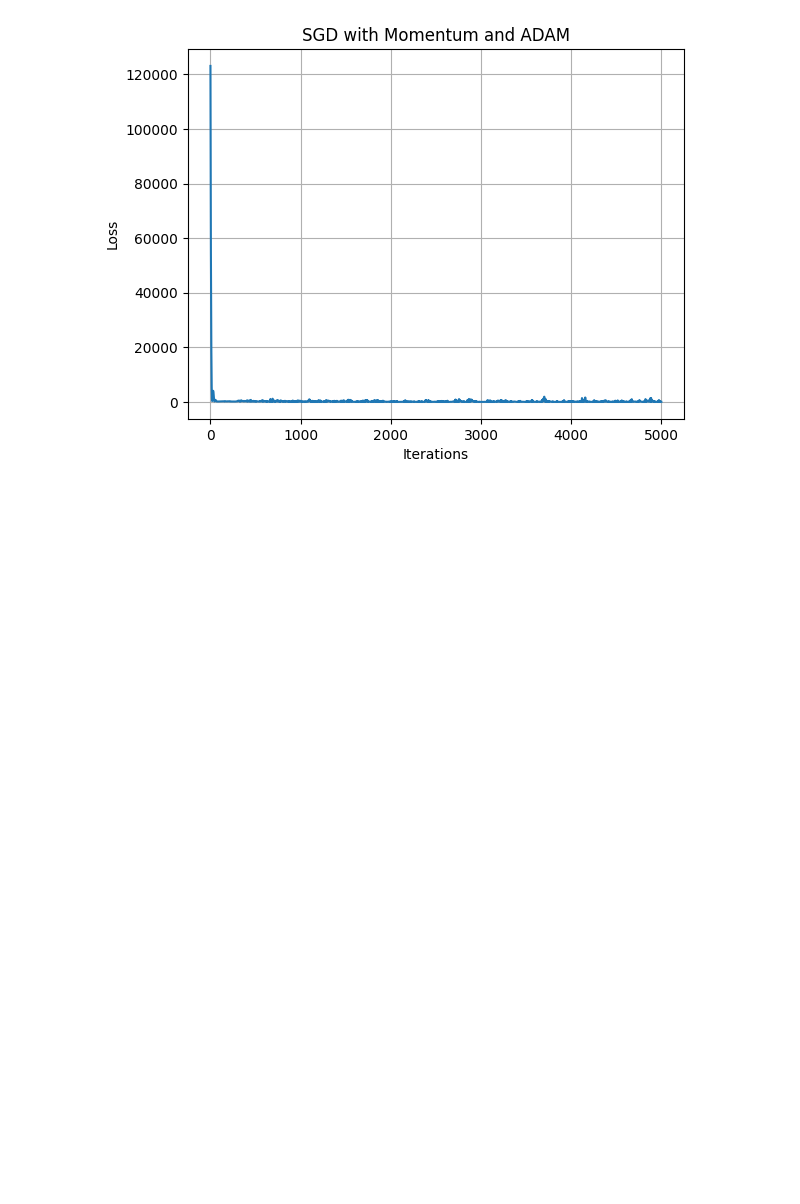
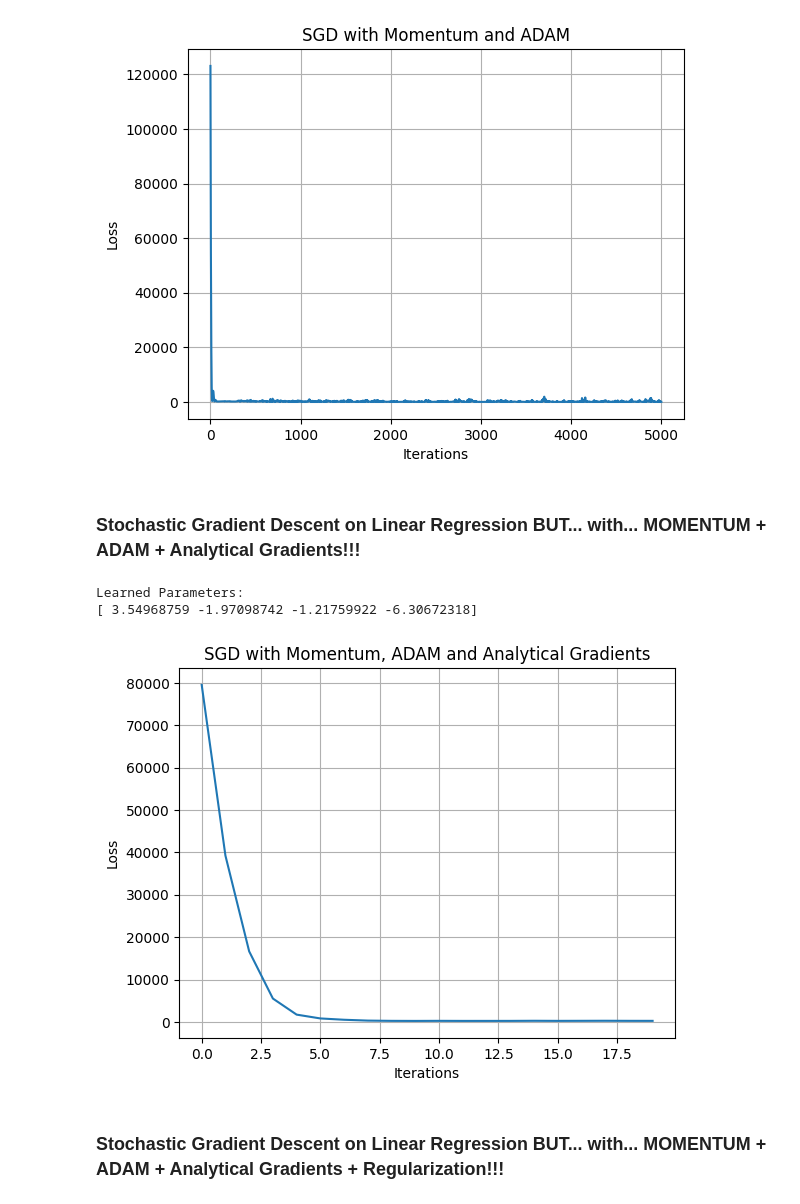
Before and after one commit to piyushkumar-tiwari/ML-and-Algorithms-Foundations, a Jupyter notebook: Machine Learning/Simple Linear Regression.ipynb, the cells around one changed output. Saved outputs shown, nothing was run; the diff lists cells and outputs as text; code cells hidden in the pictures; blank space fills up the shorter version.

Commit message:
added stochastic gradient descent implementation with momentum and Adam optimization to Simple Linear Regression notebook

```diff
--- a/Machine Learning/Simple Linear Regression.ipynb
+++ b/Machine Learning/Simple Linear Regression.ipynb
@@ -344,3 +344,60 @@ plt.show()
 Learned Parameters:
 [ 3.04375169 -2.06255947 -1.04738127 55.10066207]
 [figure]
+# %% [markdown]
+### Stochastic Gradient Descent on Linear Regression BUT... with... MOMENTUM + ADAM + Analytical Gradients!!!
+# %%
+def objective(params, x,y):
+    w = params[:-1]
+    b = params[-1]
+    y0 = (x@w) + b
+    return np.mean((y-y0)**2), y0
+def analytical_diff(func, w, x, y):
+    y0 = objective(w, x, y)
+    y0 = y0[1]
+    dw = (2/len(x))*((-x.T)@(y-y0))
+    db = (2/len(x))*(np.sum(y-y0))
+    grad = np.concatenate([dw, [db]])
+    return grad
+def ADAM_SGD_step(w, x, y, m, v, t, beta = 0.9, alpha = 0.99, lr = 0.0099, epsilon = 1e-8):
+    l = np.random.randint(0, len(x))
+    x_i = x[l:l+1]
+    y_i = y[l:l+1]
+    grad = analytical_diff(objective, w, x_i, y_i)
+    m = (beta*m) + ((1-beta)*grad)
+    v= (alpha *v) + ((1-alpha)*(grad**2))
+    m_hat = m/(1-(beta**t))
+    v_hat = v/(1-(alpha**t))
+    w = w - ((lr*m_hat)/((np.sqrt(v_hat)+epsilon)))
+    return w, m, v
+def lr(x, y, T = 2000):
+    features = x.shape[1]
+    params = np.zeros(features+1)
+    m = np.zeros(features+1)
+    v = np.zeros(features+1)
+    history = []
+    for t in range(1, T+1):
+        params, m, v = ADAM_SGD_step(params, x, y, m ,v, t)
+        if t%100 == 0:
+            loss, _ = objective(params, x, y)
+            history.append(loss)
+    return params, history
+x = df.drop(columns=["target"]).values
+y = df["target"].values
+
+sol, history = lr(x, y)
+print("Learned Parameters:")
+print(sol)
+
+plt.plot(history)
+plt.xlabel("Iterations")
+plt.ylabel("Loss")
+plt.title("SGD with Momentum, ADAM and Analytical Gradients")
+plt.grid(True)
+plt.show()
+# %% [output]
+Learned Parameters:
+[ 3.54968759 -1.97098742 -1.21759922 -6.30672318]
+[figure, added]
+# %% [markdown]
+### Stochastic Gradient Descent on Linear Regression BUT... with... MOMENTUM + ADAM + Analytical Gradients + Regularization!!!
```
